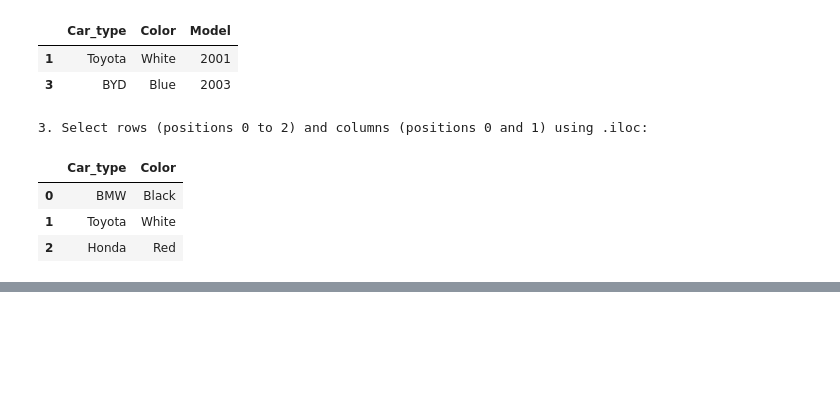
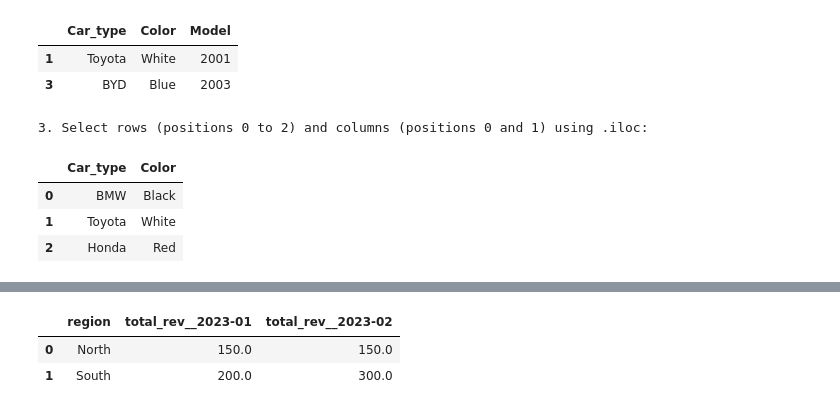
Before and after one commit to omarfarukcse/Machine-learning, a Jupyter notebook: Pandas_Practice.ipynb, the cells around one changed output, grey strips where cells are left out. Cells and saved outputs as stored; diff of their text form; code cells hidden in the pictures; blank space fills up the shorter version.

```diff
--- a/Pandas_Practice.ipynb
+++ b/Pandas_Practice.ipynb
@@ -478,0 +735,80 @@ dtype: int64
+# %%
+from __future__ import annotations
+
+from dataclasses import dataclass
+from typing import Iterable, Any
+import pandas as pd
+
+@dataclass(frozen=True)
+class KpiSpec:
+    """A structure to organize KPI metadata.
+
+    date_col: The name of the column containing dates.
+    dims: A list of categorical columns (dimensions) to group by.
+    metrics: A mapping of {new_column_name: (source_column, aggregation_function)}.
+    """
+    date_col: str
+    dims: list[str]
+    metrics: dict[str, tuple[str, str]]
+
+def add_month_column(df: pd.DataFrame, date_col: str, *, month_col: str = "month") -> pd.DataFrame:
+    """Converts a date column to a string 'YYYY-MM' format for easy grouping."""
+    out = df.copy()
+    out[month_col] = pd.to_datetime(out[date_col], errors="coerce").dt.to_period("M").astype("string")
+    return out
+
+def kpi_groupby(
+    df: pd.DataFrame,
+    *,
+    dims: Iterable[str],
+    metrics: dict[str, tuple[str, str]],
+) -> pd.DataFrame:
+    """Groups data by dimensions and calculates multiple metrics at once."""
+    agg_map = {out_name: (src, func) for out_name, (src, func) in metrics.items()}
+    return df.groupby(list(dims), dropna=False).agg(**agg_map).reset_index()
+
+def pivot_kpis(
+    df_kpi: pd.DataFrame,
+    *,
+    index: list[str],
+    columns: str,
+    values: list[str],
+    aggfunc: Any = "sum",
+    fill_value: float | int | None = 0,
+) -> pd.DataFrame:
+    """Pivots 'Long' data into 'Wide' format.
+
+    Added 'aggfunc' parameter to support different aggregations (sum, mean, etc.).
+    """
+    pt = df_kpi.pivot_table(index=index, columns=columns, values=values, aggfunc=aggfunc, fill_value=fill_value)
+    pt.columns = ["__".join(map(str, col)).strip() for col in pt.columns.to_flat_index()]
+    return pt.reset_index()
+
+# --- Learning Demonstration: Updated with Custom Aggregation ---
+
+raw_sales = pd.DataFrame({
+    "sale_date": ["2023-01-05", "2023-01-15", "2023-02-10", "2023-02-20", "2023-01-20"],
+    "region": ["North", "South", "North", "South", "North"],
+    "revenue": [100, 200, 150, 300, 50],
+    "order_id": [1, 2, 3, 4, 5]
+})
+
+sales_with_month = add_month_column(raw_sales, "sale_date")
+kpi_summary = kpi_groupby(
+    sales_with_month,
+    dims=["month", "region"],
+    metrics={"total_rev": ("revenue", "sum")}
+)
+
+# Demonstration: Using 'mean' instead of 'sum' for the pivot
+report_mean = pivot_kpis(
+    kpi_summary,
+    index=["region"],
+    columns="month",
+    values=["total_rev"],
+    aggfunc="mean"
+)
+
+print("Pivoted Report using 'mean' aggregation:")
+display(report_mean)
+# %% [output]
@@ -478,0 +816,3 @@ dtype: int64
+|  | region | total_rev__2023-01 | total_rev__2023-02 |
+| 0 | North | 150.0 | 150.0 |
+| 1 | South | 200.0 | 300.0 |
```
Also changed, not shown: parts of 5 cells of this notebook.
